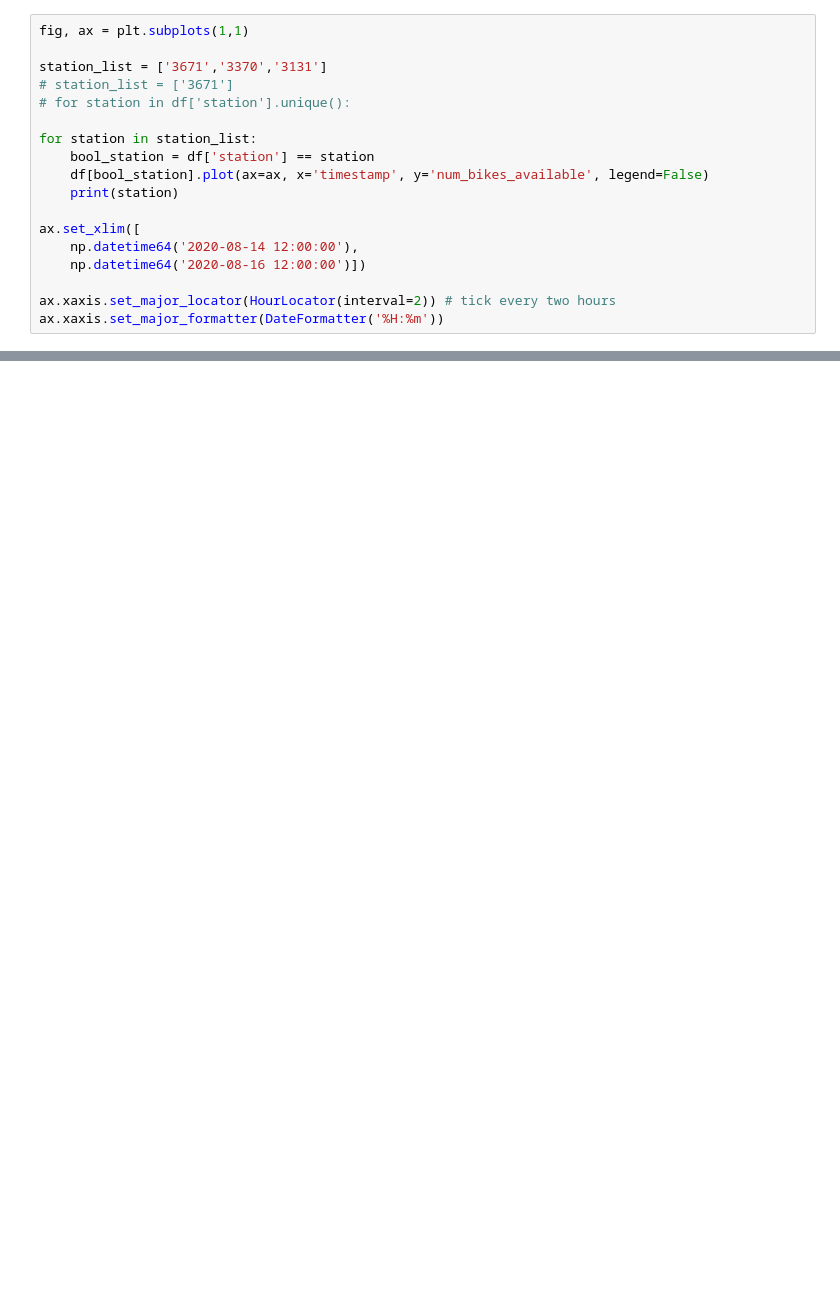
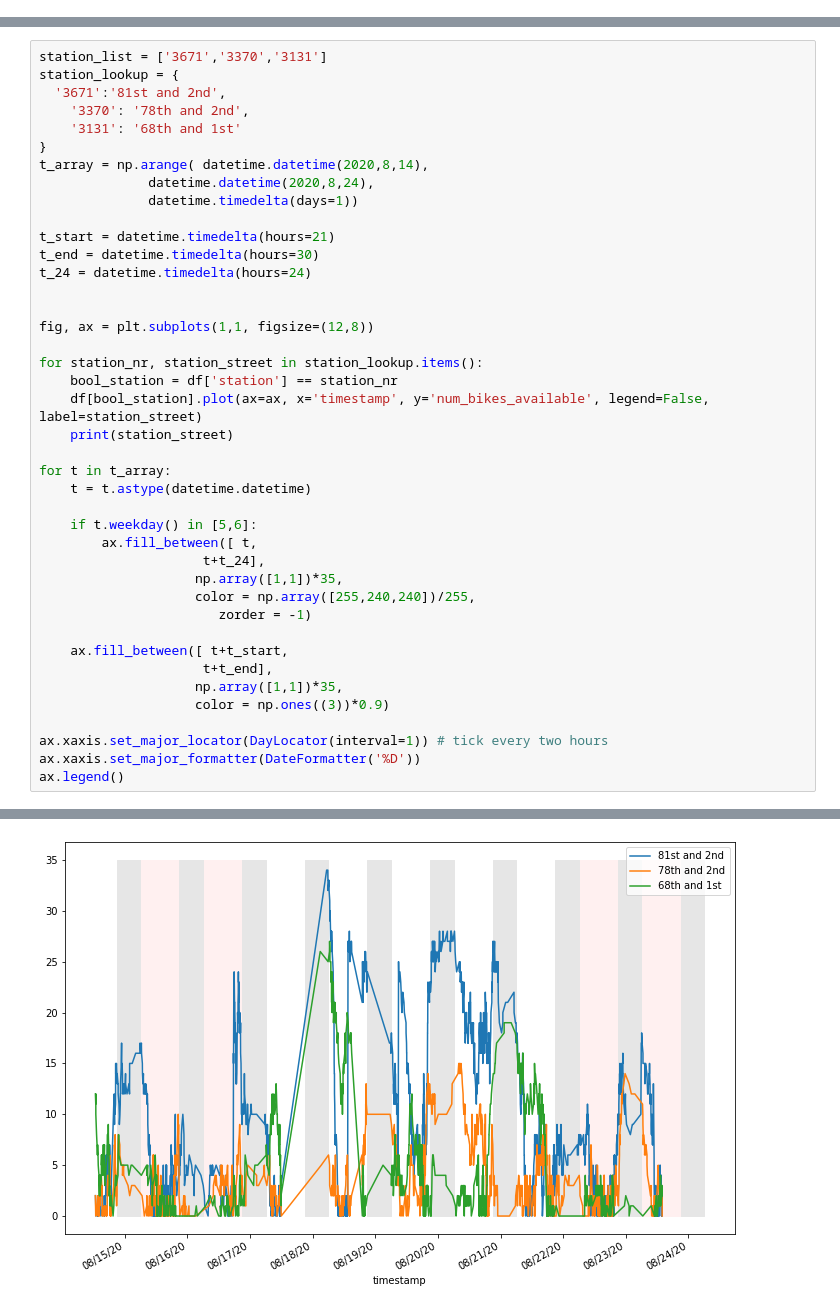
Before and after one commit to tlmohren/citibike_stations, a Jupyter notebook: notebooks/analyze_citibike_stations.ipynb, the cells around one changed output, grey strips where cells are left out. Saved outputs shown, nothing was run; the diff lists cells and outputs as text; blank space fills up the shorter version.

```diff
--- a/notebooks/analyze_citibike_stations.ipynb
+++ b/notebooks/analyze_citibike_stations.ipynb
@@ -79,18 +68,0 @@ ax.set_xlim([
-# %%
-fig, ax = plt.subplots(1,1)
-
-station_list = ['3671','3370','3131']
-# station_list = ['3671']
-# for station in df['station'].unique():
-
-for station in station_list:
-    bool_station = df['station'] == station
-    df[bool_station].plot(ax=ax, x='timestamp', y='num_bikes_available', legend=False)
-    print(station)
-
-ax.set_xlim([
-    np.datetime64('2020-08-14 12:00:00'),
-    np.datetime64('2020-08-16 12:00:00')])
-
-ax.xaxis.set_major_locator(HourLocator(interval=2)) # tick every two hours
-ax.xaxis.set_major_formatter(DateFormatter('%H:%m'))
@@ -101,0 +69,42 @@ ax.xaxis.set_major_formatter(DateFormatter('%H:%m'))
+# %%
+station_list = ['3671','3370','3131']
+station_lookup = {
+  '3671':'81st and 2nd',
+    '3370': '78th and 2nd',
+    '3131': '68th and 1st'
+}
+t_array = np.arange( datetime.datetime(2020,8,14),
+              datetime.datetime(2020,8,24),
+              datetime.timedelta(days=1))
+
+t_start = datetime.timedelta(hours=21)
+t_end = datetime.timedelta(hours=30)
+t_24 = datetime.timedelta(hours=24)
+
+
+fig, ax = plt.subplots(1,1, figsize=(12,8))
+
+for station_nr, station_street in station_lookup.items():
+    bool_station = df['station'] == station_nr
+    df[bool_station].plot(ax=ax, x='timestamp', y='num_bikes_available', legend=False, label=station_street)
+    print(station_street)
+
+for t in t_array:
+    t = t.astype(datetime.datetime)
+
+    if t.weekday() in [5,6]:
+        ax.fill_between([ t,
+                     t+t_24],
+                    np.array([1,1])*35,
+                    color = np.array([255,240,240])/255,
+                       zorder = -1)
+
+    ax.fill_between([ t+t_start,
+                     t+t_end],
+                    np.array([1,1])*35,
+                    color = np.ones((3))*0.9)
+
+ax.xaxis.set_major_locator(DayLocator(interval=1)) # tick every two hours
+ax.xaxis.set_major_formatter(DateFormatter('%D'))
+ax.legend()
+# %% [output]
@@ -101,0 +115 @@ ax.xaxis.set_major_formatter(DateFormatter('%H:%m'))
+[figure, added]
```
Also changed, not shown: parts of 8 cells of this notebook, 2 other files.
